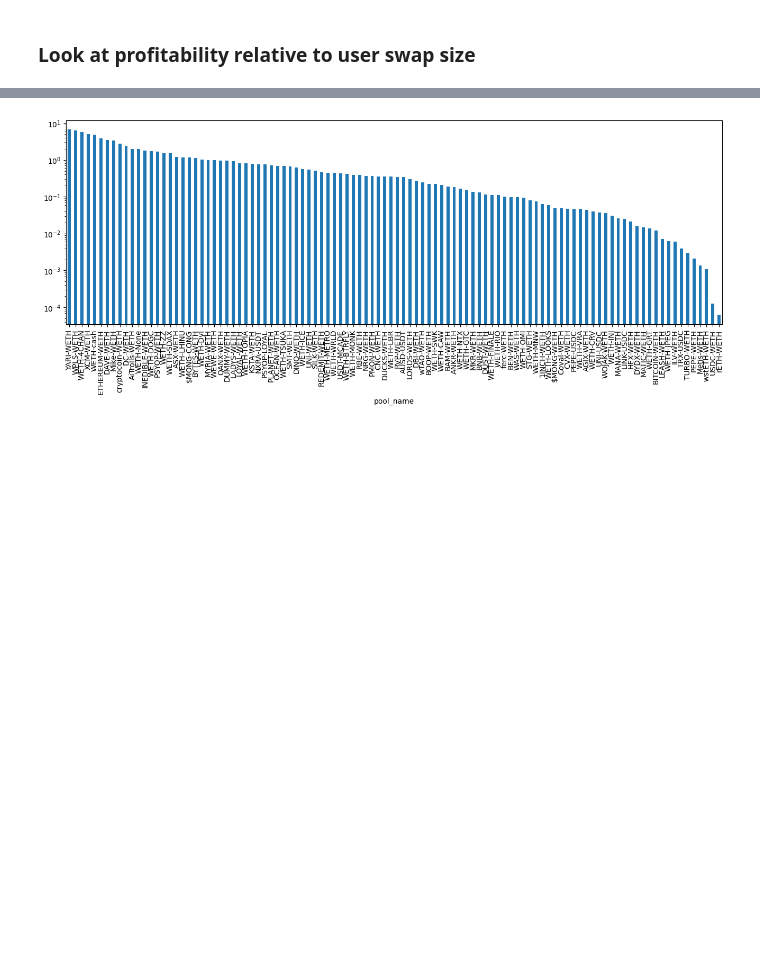
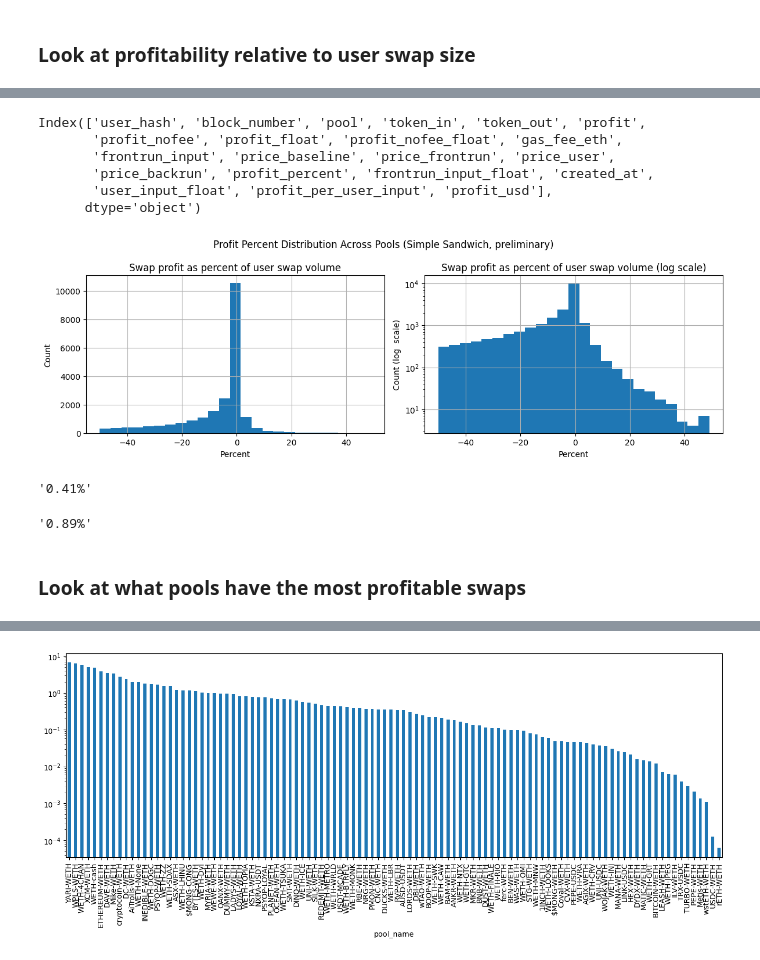
Before and after one commit to ankile/defi-measurement, a Jupyter notebook: experiments/calculate_simple_sandwich.ipynb, the cells around one changed output, grey strips where cells are left out. Cells and saved outputs as stored; diff of their text form; code cells hidden in the pictures; blank space fills up the shorter version.

```diff
--- a/experiments/calculate_simple_sandwich.ipynb
+++ b/experiments/calculate_simple_sandwich.ipynb
@@ -296,3 +281,53 @@ sw.profit_profitable.mean() * 100
+# %%
+sw.columns
+# %% [output]
+Index(['user_hash', 'block_number', 'pool', 'token_in', 'token_out', 'profit',
+       'profit_nofee', 'profit_float', 'profit_nofee_float', 'gas_fee_eth',
+       'frontrun_input', 'price_baseline', 'price_frontrun', 'price_user',
+       'price_backrun', 'profit_percent', 'frontrun_input_float', 'created_at',
+       'user_input_float', 'profit_per_user_input', 'profit_usd'],
+      dtype='object')
+# %%
+_, (ax1, ax2) = plt.subplots(1, 2, figsize=(12, 4), sharex=True)
+
+prof_per_input = sw.profit_per_user_input
+prof_per_input = prof_per_input[(prof_per_input < .5) & (prof_per_input > -.5)]
+
+(prof_per_input * 100).hist(bins=25, ax=ax1)
+(prof_per_input * 100).hist(bins=25, ax=ax2)
+
+# Make log y axis
+ax2.set_yscale('log')
+
+# Set titles
+ax1.set_title('Swap profit as percent of user swap volume')
+ax2.set_title('Swap profit as percent of user swap volume (log scale)')
+
+# Set x labels
+ax1.set_xlabel('Percent')
+ax2.set_xlabel('Percent')
+
+# Set y labels
+ax1.set_ylabel('Count')
+ax2.set_ylabel('Count (log  scale)');
+
+# Subtitle
+plt.suptitle('Profit Percent Distribution Across Pools (Simple Sandwich, preliminary)');
+
+plt.tight_layout()
+# %% [output]
+[figure, added]
+# %%
+only_profitable_per_user_input = sw.profit_per_user_input.apply(lambda x: x if x > 0 else 0)
+f"{only_profitable_per_user_input.mean() * 100:.2f}%"
+# %% [output]
+'0.41%'
+# %%
+f"{sw.profit_float.apply(lambda x: x if x > 0 else 0).sum() / sw.user_input_float.sum():.2%}"
+# %% [output]
+'0.89%'
+# %% [markdown]
+### Look at what pools have the most profitable swaps
 # %%
 engine_us = create_engine(postgres_uri_us)
 
```
Also changed, not shown: parts of 5 cells of this notebook, 2 other files.
